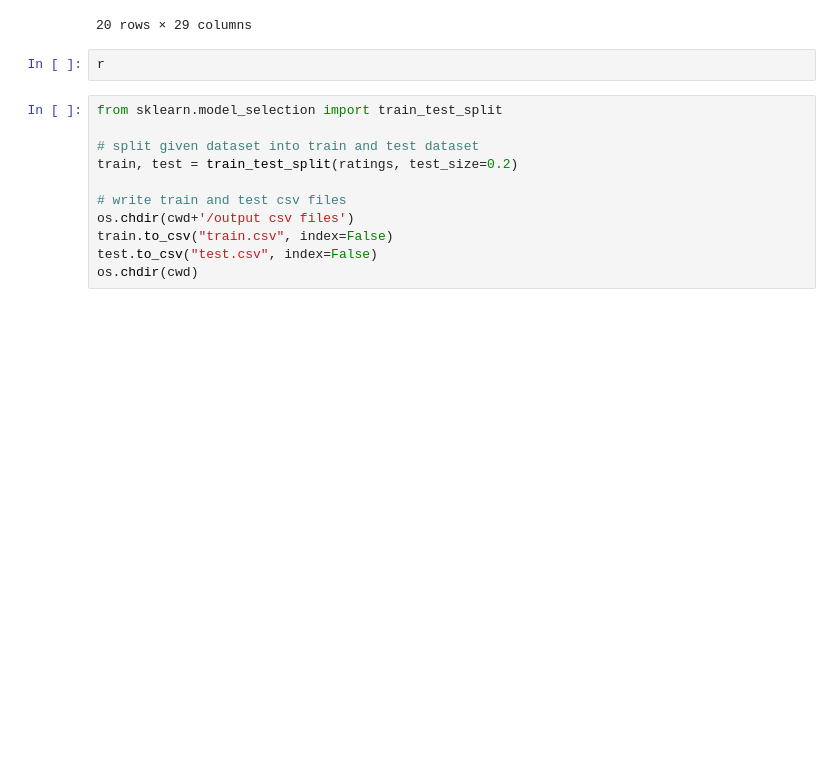
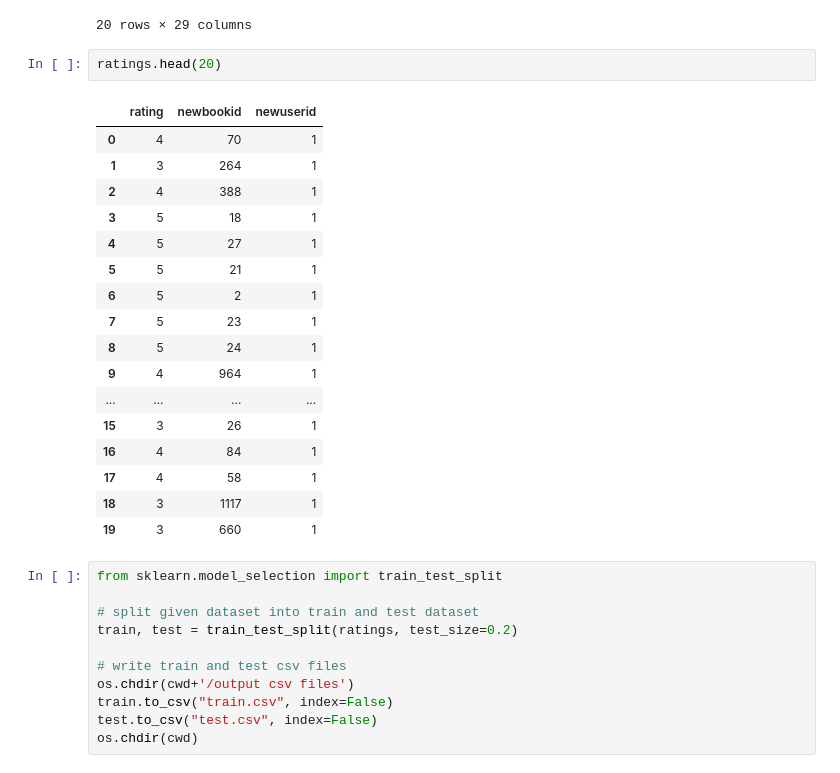
Before and after one commit to Padmapriya-09/Book_Recommender, a Jupyter notebook: data/process_data.ipynb, the cells around one changed output. Cells and saved outputs as stored; diff of their text form; blank space fills up the shorter version.

```diff
--- a/data/process_data.ipynb
+++ b/data/process_data.ipynb
@@ -125,8 +125,26 @@ books.head(20)
 | 18 | 19 | 34 | 34 | 3204327 | 566 | 618346252 | 9.780618e+12 | J.R.R. Tolkien | ... |
 | 19 | 20 | 7260188 | 7260188 | 8812783 | 239 | 439023513 | 9.780439e+12 | Suzanne Collins | ... |
 20 rows × 29 columns
-# %%
-r
+# %%
+ratings.head(20)
+# %% [output]
+|  | rating | newbookid | newuserid |
+| 0 | 4 | 70 | 1 |
+| 1 | 3 | 264 | 1 |
+| 2 | 4 | 388 | 1 |
+| 3 | 5 | 18 | 1 |
+| 4 | 5 | 27 | 1 |
+| 5 | 5 | 21 | 1 |
+| 6 | 5 | 2 | 1 |
+| 7 | 5 | 23 | 1 |
+| 8 | 5 | 24 | 1 |
+| 9 | 4 | 964 | 1 |
+| ... | ... | ... | ... |
+| 15 | 3 | 26 | 1 |
+| 16 | 4 | 84 | 1 |
+| 17 | 4 | 58 | 1 |
+| 18 | 3 | 1117 | 1 |
+| 19 | 3 | 660 | 1 |
 # %%
 from sklearn.model_selection import train_test_split
 
```
Also changed, not shown: parts of 1 cell of this notebook, 2 other files.
